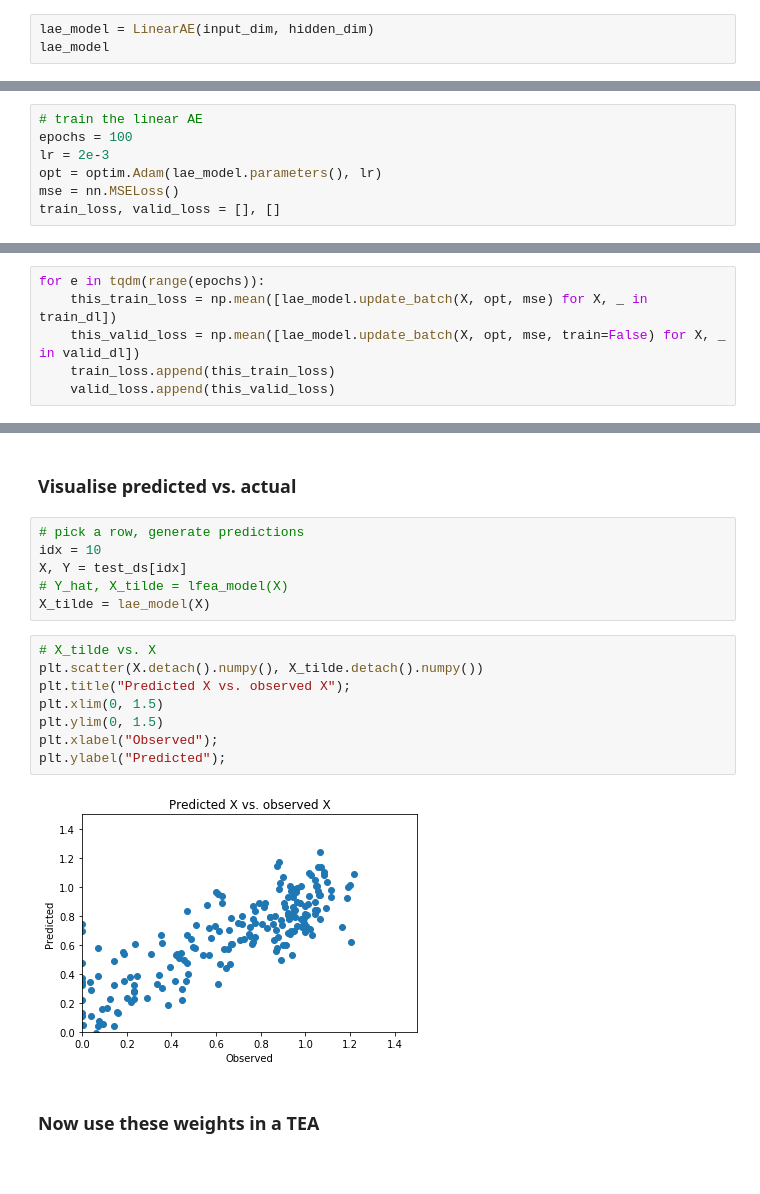
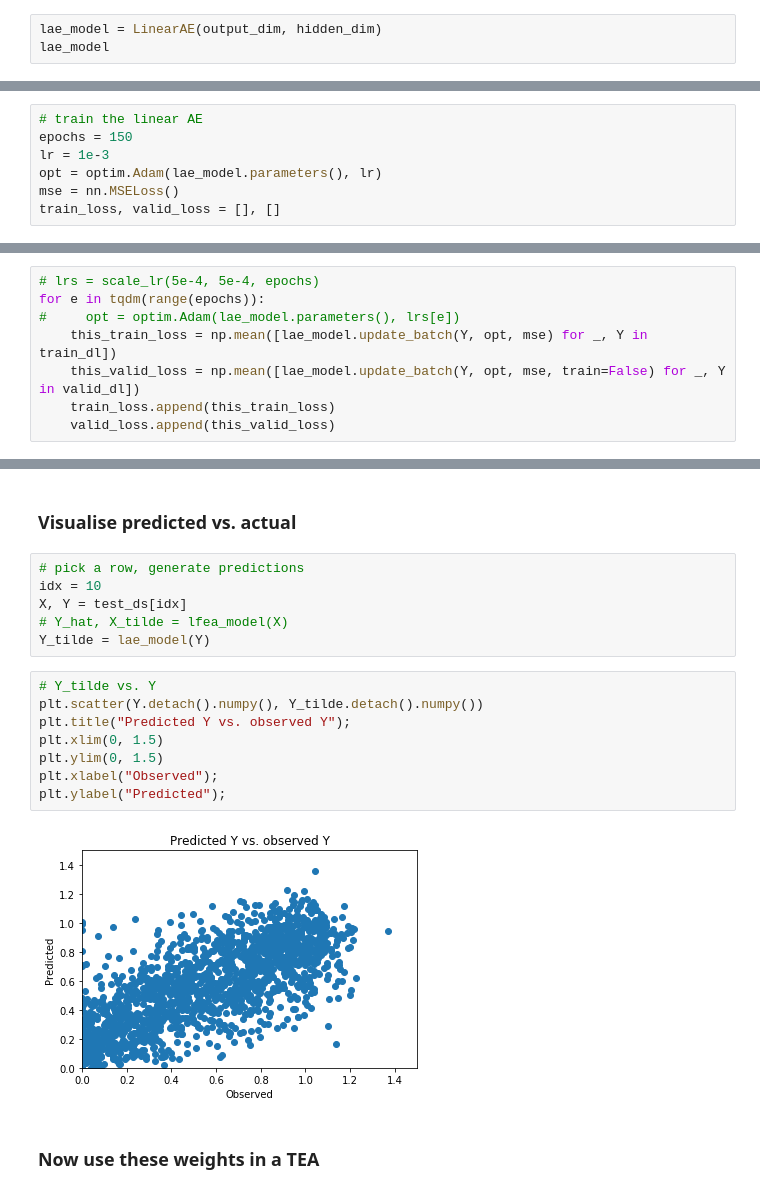
Before and after one commit to notreallyme2/teas, a Jupyter notebook: linear_teas.ipynb, the cells around one changed output, grey strips where cells are left out. Saved outputs shown, nothing was run; the diff lists cells and outputs as text.

```diff
--- a/linear_teas.ipynb
+++ b/linear_teas.ipynb
@@ -62,5 +62,5 @@ output_dim = synthetic_expression_data.shape[1]
 # %%
-lae_model = LinearAE(input_dim, hidden_dim)
+lae_model = LinearAE(output_dim, hidden_dim)
 lae_model
 # %% [output]
 LinearAE(
@@ -69,8 +69,8 @@ LinearAE(
 )
 # %%
 # train the linear AE
-epochs = 100
-lr = 2e-3
+epochs = 150
+lr = 1e-3
 opt = optim.Adam(lae_model.parameters(), lr)
 mse = nn.MSELoss()
 train_loss, valid_loss = [], []
@@ -77,7 +83,9 @@ train_loss, valid_loss = [], []
 # %%
+# lrs = scale_lr(5e-4, 5e-4, epochs)
 for e in tqdm(range(epochs)):
-    this_train_loss = np.mean([lae_model.update_batch(X, opt, mse) for X, _ in train_dl])
-    this_valid_loss = np.mean([lae_model.update_batch(X, opt, mse, train=False) for X, _ in valid_dl])
+#     opt = optim.Adam(lae_model.parameters(), lrs[e])
+    this_train_loss = np.mean([lae_model.update_batch(Y, opt, mse) for _, Y in train_dl])
+    this_valid_loss = np.mean([lae_model.update_batch(Y, opt, mse, train=False) for _, Y in valid_dl])
     train_loss.append(this_train_loss)
     valid_loss.append(this_valid_loss)
 # %%
@@ -101,17 +109,17 @@ Final valid loss: 0.019216670654714108
 idx = 10
 X, Y = test_ds[idx]
 # Y_hat, X_tilde = lfea_model(X)
-X_tilde = lae_model(X)
+Y_tilde = lae_model(Y)
 # %%
-# X_tilde vs. X
-plt.scatter(X.detach().numpy(), X_tilde.detach().numpy())
-plt.title("Predicted X vs. observed X");
+# Y_tilde vs. Y
+plt.scatter(Y.detach().numpy(), Y_tilde.detach().numpy())
+plt.title("Predicted Y vs. observed Y");
 plt.xlim(0, 1.5)
 plt.ylim(0, 1.5)
 plt.xlabel("Observed");
 plt.ylabel("Predicted");
 # %% [output]
-[figure, old version]
+[figure, new version]
 # %% [markdown]
 ### Now use these weights in a TEA
 # %%
```
Also changed, not shown: parts of 21 cells of this notebook, 4 other files.
